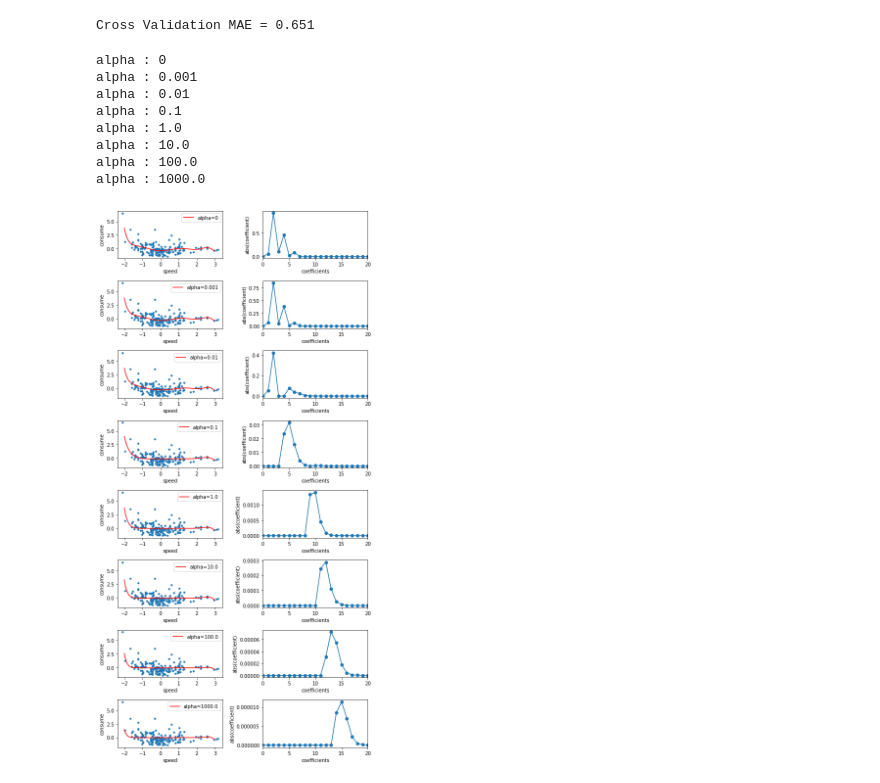
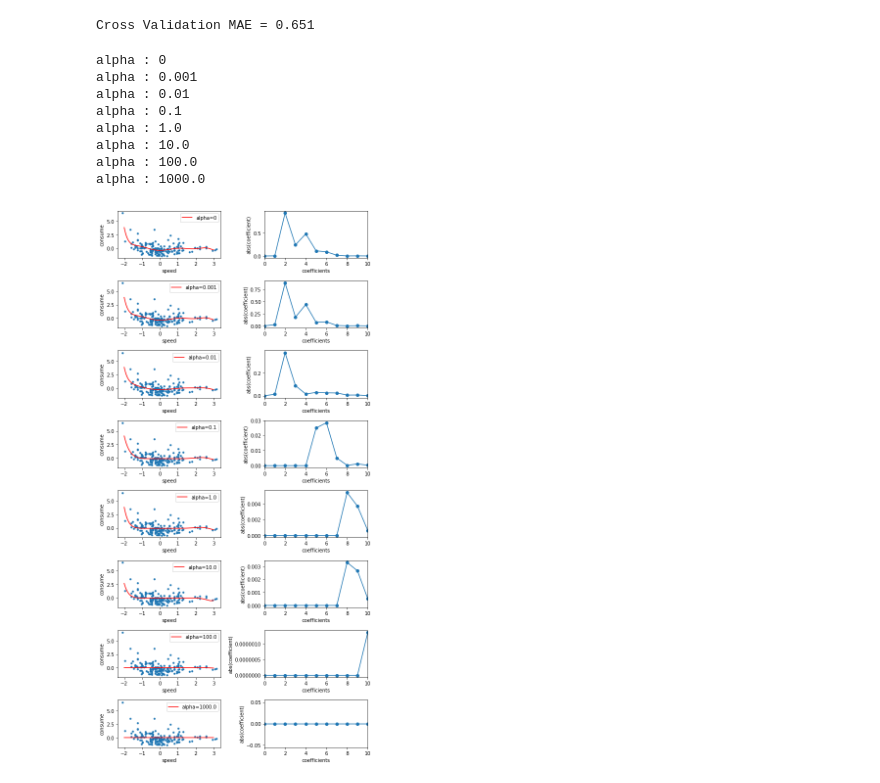
Before and after one commit to mitsuo0114/MLTraining, a Jupyter notebook: car_fuel/Day2.ipynb, the cells around one changed output. Cells and saved outputs as stored; diff of their text form; code cells hidden in the pictures.

```diff
--- a/car_fuel/Day2.ipynb
+++ b/car_fuel/Day2.ipynb
@@ -219,7 +225,7 @@ def plot_approximation(X, y, est, ax, label=None):
     ax.set_xlabel('speed')
     ax.legend(loc='upper right')  #, fontsize='small')
 
-def plot_coefficients(est, ax, label=None, yscale='log'):
+def plot_coefficients(est,degree, ax, label=None, yscale='log'):
     coef = est.steps[-1][1].coef_.ravel()
     if yscale == 'log':
         ax.semilogy(np.abs(coef), marker='o', label=label)
@@ -228,39 +234,40 @@ def plot_coefficients(est, ax, label=None, yscale='log'):
         ax.plot(np.abs(coef), marker='o', label=label)
     ax.set_ylabel('abs(coefficient)')
     ax.set_xlabel('coefficients')
-    ax.set_xlim((0, 20))
+    ax.set_xlim((0, degree))
 
 def run2(X, y):
     X = standalization(X)
     y = standalization(y)
 
     alphas = [0, 1e-3, 1e-2, 1e-1,  1e+0, 1e+1, 1e+2,  1e+3   ]
-    degree = 20
+    degree = 10
     fig, ax_rows = plt.subplots(len(alphas), 2, figsize=(8, 2 * len(alphas)))
     for ax_row, alpha in zip(ax_rows, alphas):
             print(f"alpha : {alpha}")
             ax_left, ax_right = ax_row
         #    el = ElasticNet(alpha=alpha, l1_ratio=l1_ratio, max_iter=1e2)
         #   est = make_pipeline(PolynomialFeatures(degree), LinearRegression())
             la = Lasso(alpha=alpha,max_iter=1e5)
             est = make_pipeline(PolynomialFeatures(degree), la)
             est.fit(X, y)
             plot_approximation(X, y, est, ax_left, label='alpha=%r' % alpha)
-            plot_coefficients(est, ax_right, label='Lasso(alpha=%r) coefficients' % alpha, yscale=None)
+            plot_coefficients(est,degree, ax_right, label='Lasso(alpha=%r) coefficients' % alpha, yscale=None)
     plt.tight_layout()
 
+# The key is only speed for viaualization.
 x_keys = ["speed"]
 run2(df_e10[x_keys].values, df_e10["consume"].values)
 # %% [output]
 alpha : 0
 alpha : 0.001
 alpha : 0.01
 alpha : 0.1
 alpha : 1.0
 alpha : 10.0
 alpha : 100.0
 alpha : 1000.0
-[figure, old version]
+[figure, new version]
 # %%
 run2(df_sp98[x_keys].values, df_sp98["consume"].values)
 # %% [output]
```
Also changed, not shown: parts of 5 cells of this notebook.
